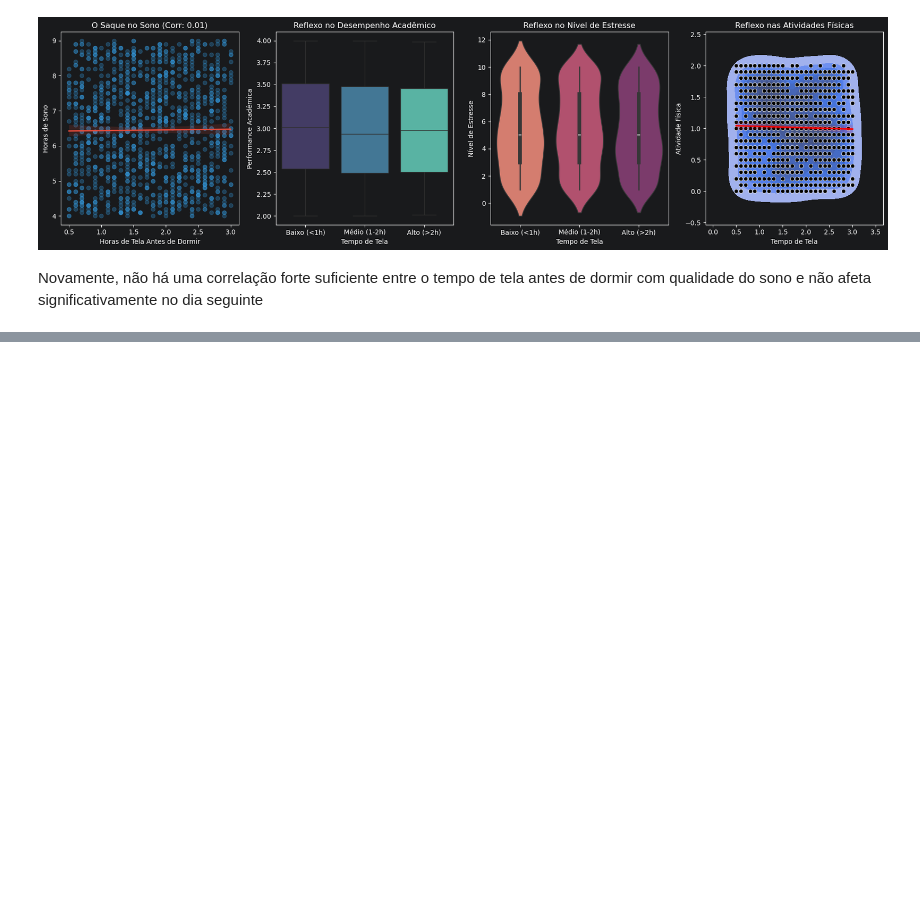
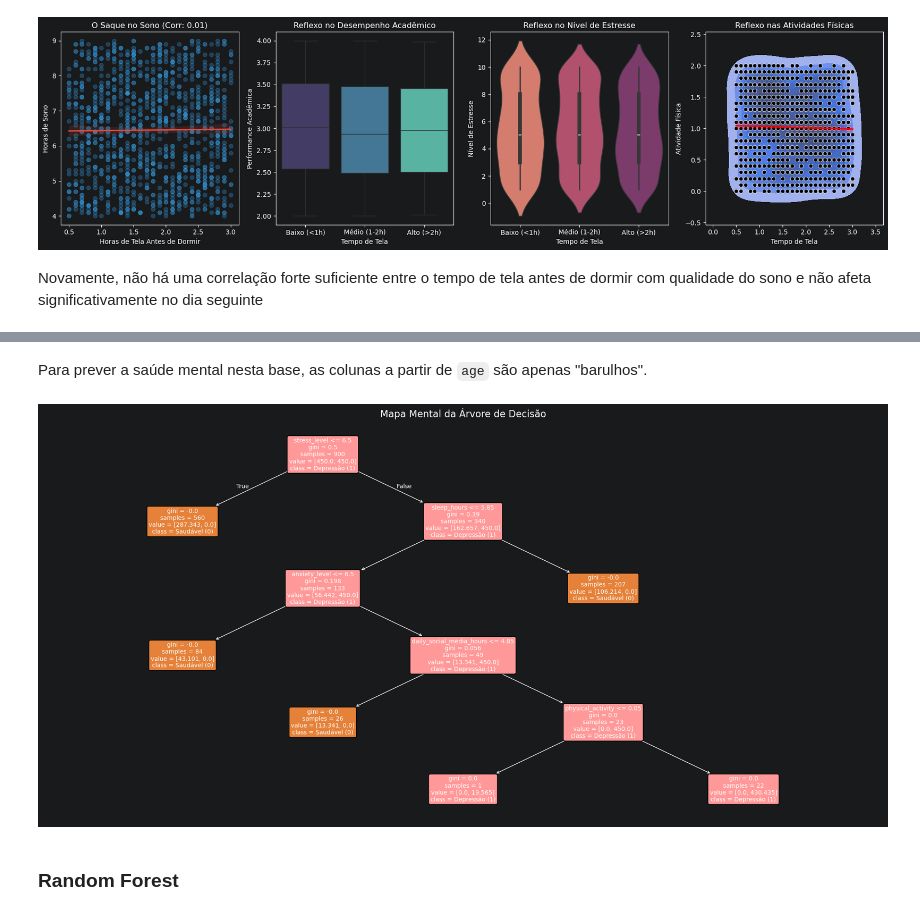
Before and after one commit to Danniells/Teenager_Menthal_Healy, a Jupyter notebook: random_forest.ipynb, the cells around one changed output, grey strips where cells are left out. Saved outputs shown, nothing was run; the diff lists cells and outputs as text; code cells hidden in the pictures; blank space fills up the shorter version.

```diff
--- a/random_forest.ipynb
+++ b/random_forest.ipynb
@@ -179,0 +330,29 @@ Novamente, não há uma correlação forte suficiente entre o tempo de tela ante
+# %% [markdown]
+Para prever a saúde mental nesta base, as colunas a partir de `age` são apenas "barulhos".
+# %%
+plt.figure(figsize=(20, 10))
+caixas = plot_tree(tree,
+          feature_names=X_train.columns,
+          class_names=['Saudável (0)', 'Depressão (1)'],
+          filled=True,
+          rounded=True,
+          fontsize=10)
+
+for caixa in caixas:
+    # Pega o texto escrito dentro da caixinha
+    texto_da_caixa = caixa.get_text()
+
+    # Pega o objeto gráfico (o fundo da caixa)
+    caixa_grafica = caixa.get_bbox_patch()
+
+    # Aplica a cor baseada na classe dominante
+    if 'Depressão (1)' in texto_da_caixa:
+        caixa_grafica.set_facecolor('#ff9999') # Vermelho pastel (Hex code)
+
+plt.title('Mapa Mental da Árvore de Decisão', fontsize=16)
+plt.tight_layout()
+plt.show()
+# %% [output]
+[figure, added]
+# %% [markdown]
+### Random Forest
```
Also changed, not shown: parts of 26 cells of this notebook, 1 other file.
